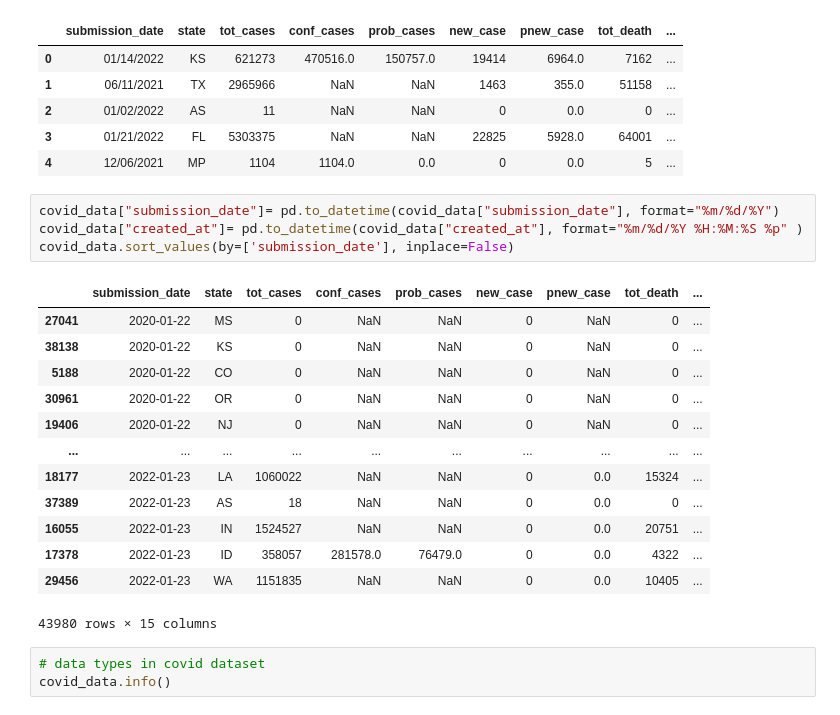
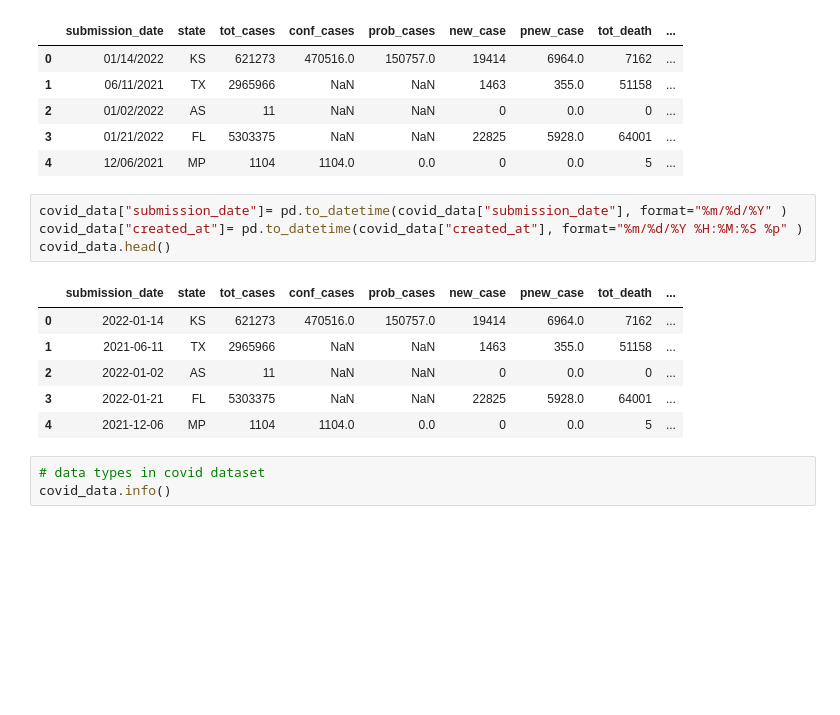
Before and after one commit to tonyroger/Data-Analyst-Portfolio, a Jupyter notebook: Data Analytics With Covid-19 Data/Covid_analysis.ipynb, the cells around one changed output. Saved outputs shown, nothing was run; the diff lists cells and outputs as text; blank space fills up the shorter version.

```diff
--- a/Data Analytics With Covid-19 Data/Covid_analysis.ipynb
+++ b/Data Analytics With Covid-19 Data/Covid_analysis.ipynb
@@ -29,23 +29,16 @@ covid_data.head()
 | 3 | 01/21/2022 | FL | 5303375 | NaN | NaN | 22825 | 5928.0 | 64001 | ... |
 | 4 | 12/06/2021 | MP | 1104 | 1104.0 | 0.0 | 0 | 0.0 | 5 | ... |
 # %%
-covid_data["submission_date"]= pd.to_datetime(covid_data["submission_date"], format="%m/%d/%Y")
+covid_data["submission_date"]= pd.to_datetime(covid_data["submission_date"], format="%m/%d/%Y" )
 covid_data["created_at"]= pd.to_datetime(covid_data["created_at"], format="%m/%d/%Y %H:%M:%S %p" )
-covid_data.sort_values(by=['submission_date'], inplace=False)
+covid_data.head()
 # %% [output]
 |  | submission_date | state | tot_cases | conf_cases | prob_cases | new_case | pnew_case | tot_death | ... |
-| 27041 | 2020-01-22 | MS | 0 | NaN | NaN | 0 | NaN | 0 | ... |
-| 38138 | 2020-01-22 | KS | 0 | NaN | NaN | 0 | NaN | 0 | ... |
-| 5188 | 2020-01-22 | CO | 0 | NaN | NaN | 0 | NaN | 0 | ... |
-| 30961 | 2020-01-22 | OR | 0 | NaN | NaN | 0 | NaN | 0 | ... |
-| 19406 | 2020-01-22 | NJ | 0 | NaN | NaN | 0 | NaN | 0 | ... |
-| ... | ... | ... | ... | ... | ... | ... | ... | ... | ... |
-| 18177 | 2022-01-23 | LA | 1060022 | NaN | NaN | 0 | 0.0 | 15324 | ... |
-| 37389 | 2022-01-23 | AS | 18 | NaN | NaN | 0 | 0.0 | 0 | ... |
-| 16055 | 2022-01-23 | IN | 1524527 | NaN | NaN | 0 | 0.0 | 20751 | ... |
-| 17378 | 2022-01-23 | ID | 358057 | 281578.0 | 76479.0 | 0 | 0.0 | 4322 | ... |
-| 29456 | 2022-01-23 | WA | 1151835 | NaN | NaN | 0 | 0.0 | 10405 | ... |
+| 0 | 2022-01-14 | KS | 621273 | 470516.0 | 150757.0 | 19414 | 6964.0 | 7162 | ... |
+| 1 | 2021-06-11 | TX | 2965966 | NaN | NaN | 1463 | 355.0 | 51158 | ... |
+| 2 | 2022-01-02 | AS | 11 | NaN | NaN | 0 | 0.0 | 0 | ... |
+| 3 | 2022-01-21 | FL | 5303375 | NaN | NaN | 22825 | 5928.0 | 64001 | ... |
+| 4 | 2021-12-06 | MP | 1104 | 1104.0 | 0.0 | 0 | 0.0 | 5 | ... |
-43980 rows × 15 columns
 # %%
 # data types in covid dataset
 covid_data.info()
```
Also changed, not shown: parts of 7 cells of this notebook.
